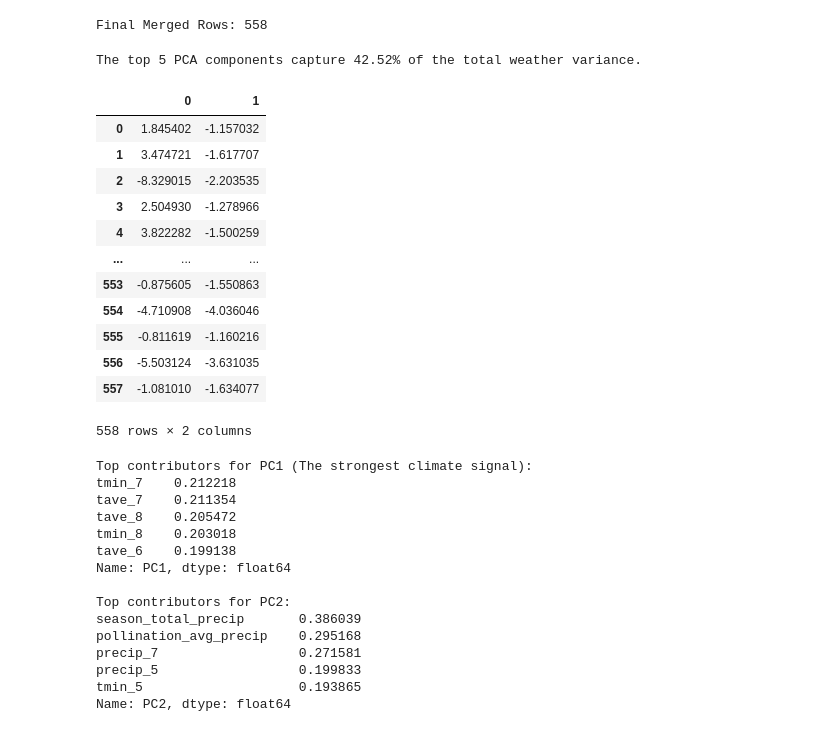
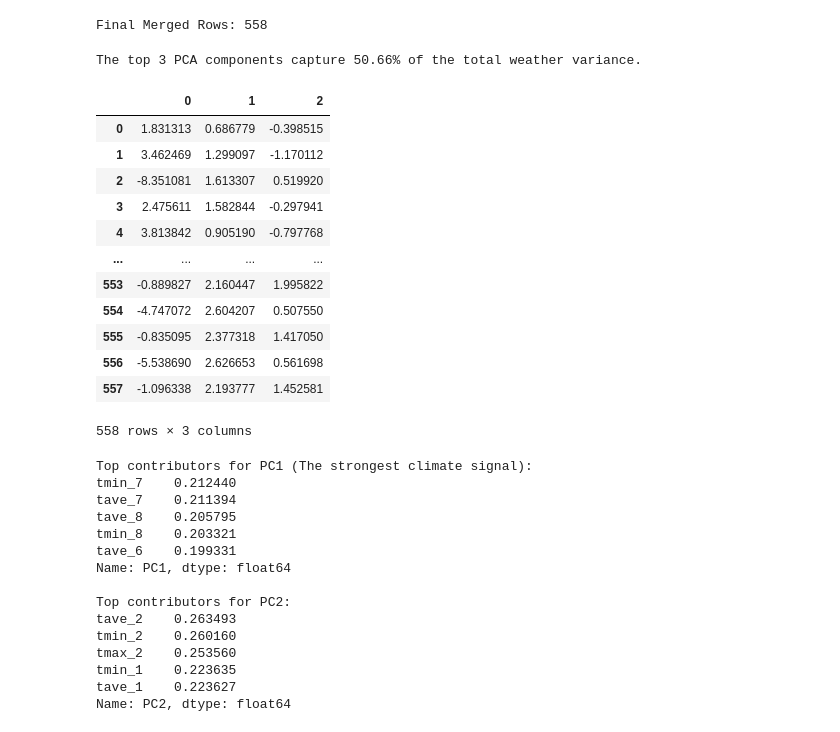
Before and after one commit to ShunIde/Crop-Yield-Prediction-Project, a Jupyter notebook: Crop Yield Project/crop_yield_prediction_pca.ipynb, the cells around one changed output. Cells and saved outputs as stored; diff of their text form; code cells hidden in the pictures.

```diff
--- a/Crop Yield Project/crop_yield_prediction_pca.ipynb
+++ b/Crop Yield Project/crop_yield_prediction_pca.ipynb
@@ -159,49 +152,49 @@ Final Merged Rows: 558
 # %%
 from sklearn.decomposition import PCA
 from sklearn.preprocessing import StandardScaler
 from sklearn.manifold import TSNE
 import plotly.express as px
 
 # 1. Select only the weather columns (month_1 to month_12 for all 4 types)
 # This excludes 'year', 'county', and 'yield'
 weather_cols = [col for col in merged_df.columns if any(var in col for var in ['precip', 'tmax', 'tmin', 'tave'])]
 X = merged_df[weather_cols]
 
 # 2. Standardize the features (Mean=0, Variance=1)
 scaler = StandardScaler()
 X_scaled = scaler.fit_transform(X)
 
 # 3. Apply PCA
 # Let's start by reducing 48 variables down to 2 "Climate Components"
-pca = PCA(n_components=2)
+pca = PCA(n_components=3)
 X_pca = pca.fit_transform(X_scaled)
 
 tsne = TSNE(n_components=2, perplexity=40, random_state=42, init='pca', learning_rate='auto')
 X_tsne = tsne.fit_transform(X_scaled)
 
 
 # Make visualization here
 pca_data = pd.DataFrame(X_pca)
 
 # 4. Check how much information we kept
 explained_variance = sum(pca.explained_variance_ratio_) * 100
-print(f"The top 5 PCA components capture {explained_variance:.2f}% of the total weather variance.")
+print(f"The top 3 PCA components capture {explained_variance:.2f}% of the total weather variance.")
 pca_data
 # %% [output]
-The top 5 PCA components capture 42.52% of the total weather variance.
+The top 3 PCA components capture 50.66% of the total weather variance.
-|  | 0 | 1 |
-| 0 | 1.845402 | -1.157032 |
-| 1 | 3.474721 | -1.617707 |
-| 2 | -8.329015 | -2.203535 |
-| 3 | 2.504930 | -1.278966 |
-| 4 | 3.822282 | -1.500259 |
-| ... | ... | ... |
-| 553 | -0.875605 | -1.550863 |
-| 554 | -4.710908 | -4.036046 |
-| 555 | -0.811619 | -1.160216 |
-| 556 | -5.503124 | -3.631035 |
-| 557 | -1.081010 | -1.634077 |
+|  | 0 | 1 | 2 |
+| 0 | 1.831313 | 0.686779 | -0.398515 |
+| 1 | 3.462469 | 1.299097 | -1.170112 |
+| 2 | -8.351081 | 1.613307 | 0.519920 |
+| 3 | 2.475611 | 1.582844 | -0.297941 |
+| 4 | 3.813842 | 0.905190 | -0.797768 |
+| ... | ... | ... | ... |
+| 553 | -0.889827 | 2.160447 | 1.995822 |
+| 554 | -4.747072 | 2.604207 | 0.507550 |
+| 555 | -0.835095 | 2.377318 | 1.417050 |
+| 556 | -5.538690 | 2.626653 | 0.561698 |
+| 557 | -1.096338 | 2.193777 | 1.452581 |
-558 rows × 2 columns
+558 rows × 3 columns
 # %%
 import pandas as pd
 import plotly.express as px
@@ -239,7 +232,7 @@ fig.show()
 # Create a DataFrame of the PCA loadings
 loadings = pd.DataFrame(
     pca.components_.T,
-    columns=[f'PC{i+1}' for i in range(2)],
+    columns=[f'PC{i+1}' for i in range(3)],
     index=weather_cols
 )
 
@@ -251,19 +244,19 @@ print("\nTop contributors for PC2:")
 print(loadings['PC2'].sort_values(ascending=False).head(5))
 # %% [output]
 Top contributors for PC1 (The strongest climate signal):
-tmin_7    0.212218
-tave_7    0.211354
-tave_8    0.205472
-tmin_8    0.203018
-tave_6    0.199138
+tmin_7    0.212440
+tave_7    0.211394
+tave_8    0.205795
+tmin_8    0.203321
+tave_6    0.199331
 Name: PC1, dtype: float64
 
 Top contributors for PC2:
-season_total_precip       0.386039
-pollination_avg_precip    0.295168
-precip_7                  0.271581
-precip_5                  0.199833
-tmin_5                    0.193865
+tave_2    0.263493
+tmin_2    0.260160
+tmax_2    0.253560
+tmin_1    0.223635
+tave_1    0.223627
 Name: PC2, dtype: float64
 # %%
 # Create a function to calculate Monthly GDD Proxy
```
Also changed, not shown: parts of 6 cells of this notebook, 2 other files.
